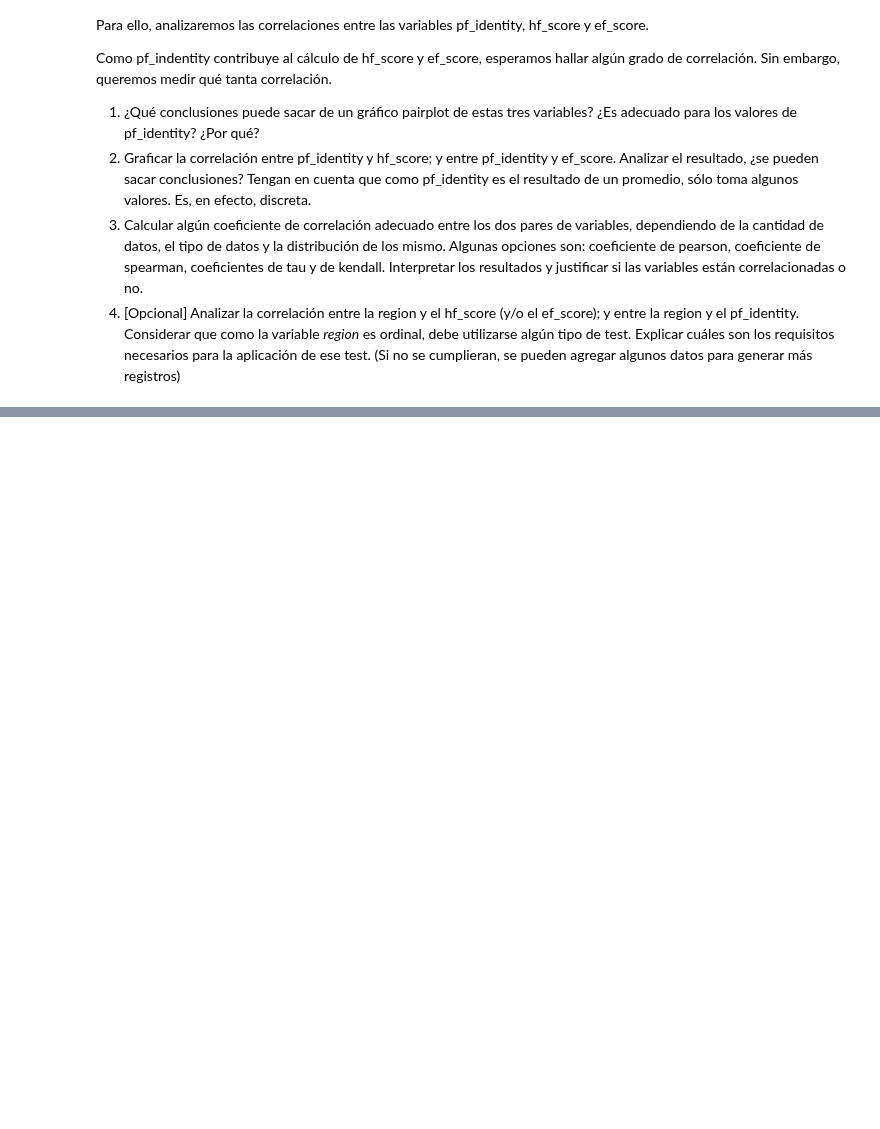
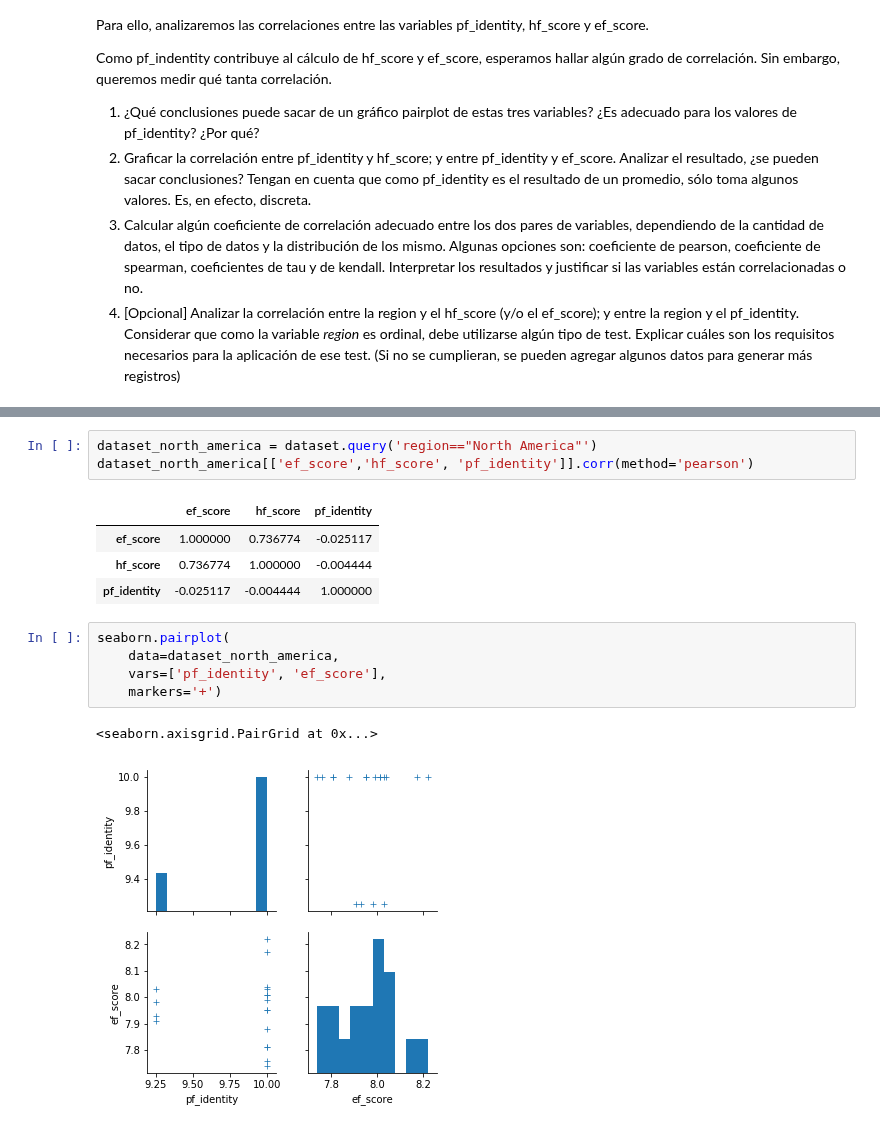
Before and after one commit to kevinsen/diplodatos-ayv-1, a Jupyter notebook: 02_practico_I_mz.ipynb, the cells around one changed output, grey strips where cells are left out. Saved outputs shown, nothing was run; the diff lists cells and outputs as text; blank space fills up the shorter version.

```diff
--- a/02_practico_I_mz.ipynb
+++ b/02_practico_I_mz.ipynb
@@ -498,0 +554,16 @@ Como pf_indentity contribuye al cálculo de hf_score y ef_score, esperamos halla
+# %%
+dataset_north_america = dataset.query('region=="North America"')
+dataset_north_america[['ef_score','hf_score', 'pf_identity']].corr(method='pearson')
+# %% [output]
+|  | ef_score | hf_score | pf_identity |
+| ef_score | 1.000000 | 0.736774 | -0.025117 |
+| hf_score | 0.736774 | 1.000000 | -0.004444 |
+| pf_identity | -0.025117 | -0.004444 | 1.000000 |
+# %%
+seaborn.pairplot(
+    data=dataset_north_america,
+    vars=['pf_identity', 'ef_score'],
+    markers='+')
+# %% [output]
+<seaborn.axisgrid.PairGrid at 0x...>
+[figure, added]
```
Also changed, not shown: parts of 10 cells of this notebook.
